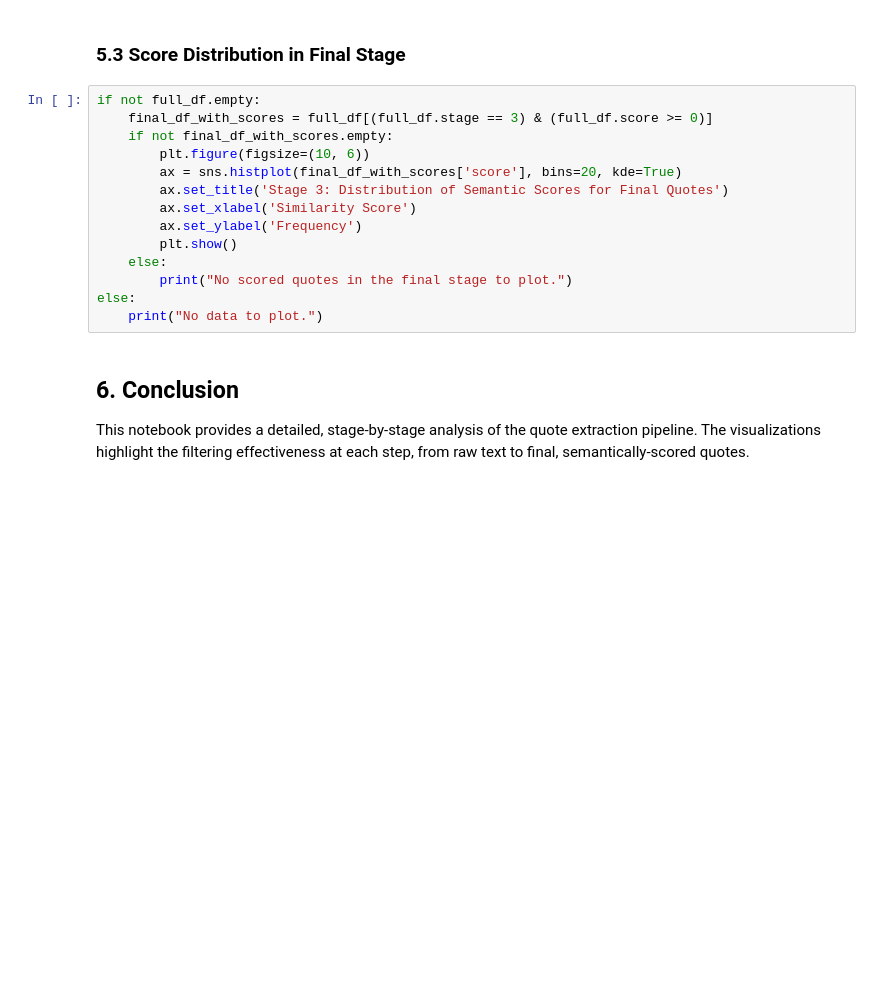
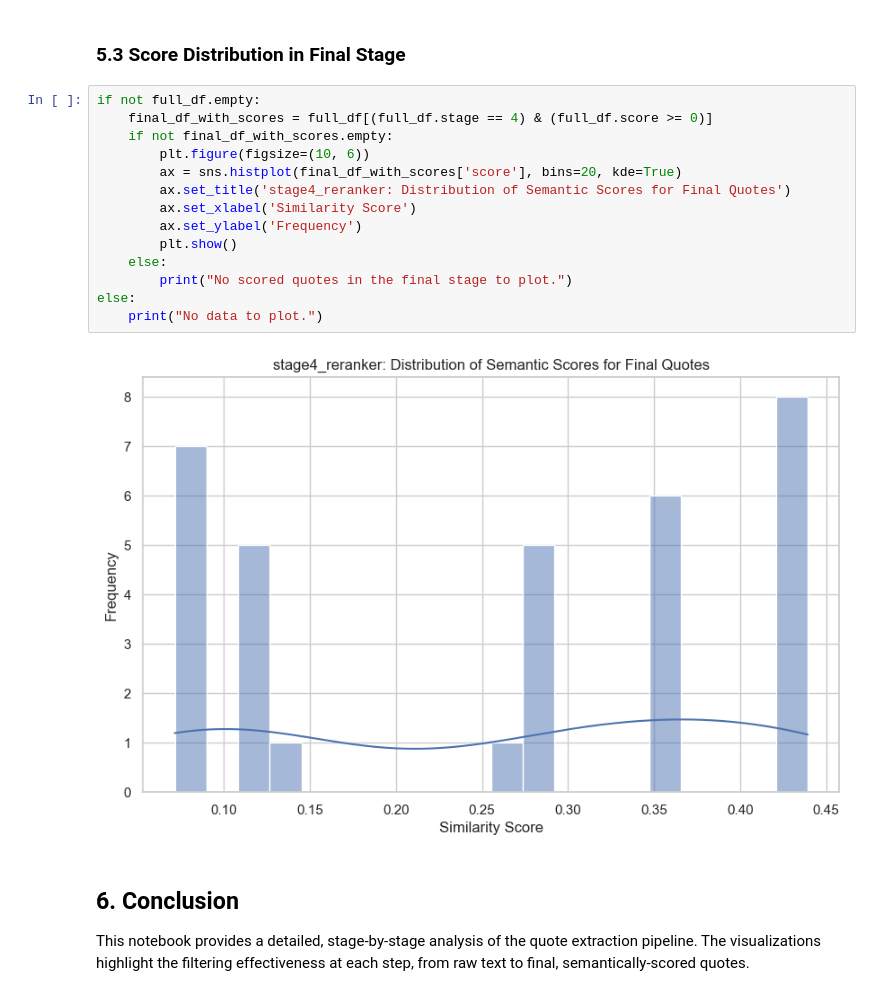
Before and after one commit to jakedugi/corp_speech_risk_dataset, a Jupyter notebook: notebooks/reports/pipeline_visualization.ipynb, the cells around one changed output. Drawn from its saved outputs; the diff is of its cells as text; blank space fills up the shorter version.

```diff
--- a/notebooks/reports/pipeline_visualization.ipynb
+++ b/notebooks/reports/pipeline_visualization.ipynb
@@ -139,18 +178,20 @@ else:
 ### 5.3 Score Distribution in Final Stage
 # %%
 if not full_df.empty:
-    final_df_with_scores = full_df[(full_df.stage == 3) & (full_df.score >= 0)]
+    final_df_with_scores = full_df[(full_df.stage == 4) & (full_df.score >= 0)]
     if not final_df_with_scores.empty:
         plt.figure(figsize=(10, 6))
         ax = sns.histplot(final_df_with_scores['score'], bins=20, kde=True)
-        ax.set_title('Stage 3: Distribution of Semantic Scores for Final Quotes')
+        ax.set_title('stage4_reranker: Distribution of Semantic Scores for Final Quotes')
         ax.set_xlabel('Similarity Score')
         ax.set_ylabel('Frequency')
         plt.show()
     else:
         print("No scored quotes in the final stage to plot.")
 else:
     print("No data to plot.")
+# %% [output]
+[figure, added]
 # %% [markdown]
 ## 6. Conclusion
 
```
Also changed, not shown: parts of 6 cells of this notebook, 4 other files.
